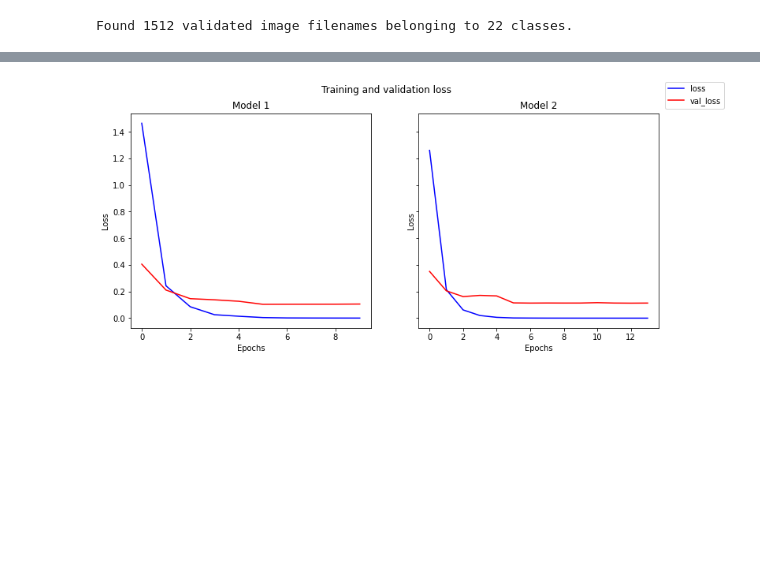
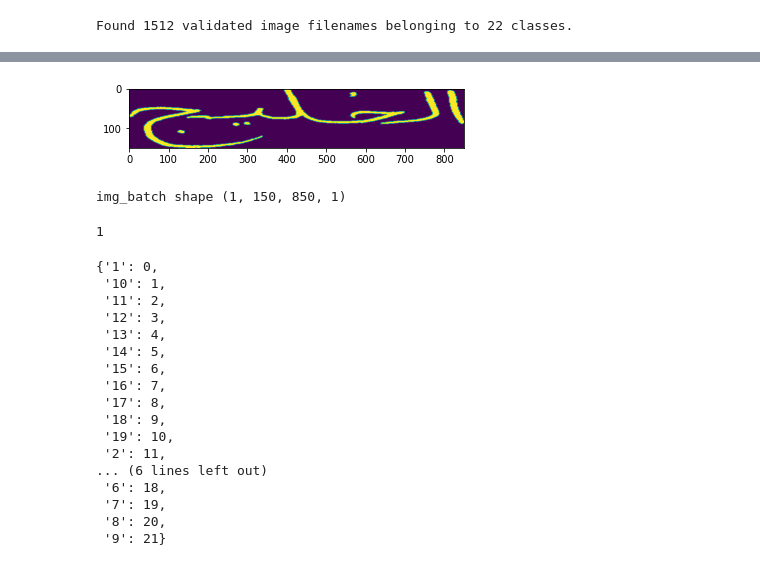
Before and after one commit to amFarrouk/OCR_prj, a Jupyter notebook: simpleCNN_RNN.ipynb, the cells around one changed output, grey strips where cells are left out. Cells and saved outputs as stored; diff of their text form; code cells hidden in the pictures; blank space fills up the shorter version.

```diff
--- a/simpleCNN_RNN.ipynb
+++ b/simpleCNN_RNN.ipynb
@@ -332,21 +228,52 @@ plt.show()
-# %%
-#----------------------------------------------------------------
-# Plot training and validation accuracy per epoch for both models
-#----------------------------------------------------------------
-fig, (axs1, axs2) = plt.subplots(1, 2,figsize=(12,5),sharey=True)
-fig.suptitle('Training and validation loss')
-
-axs1.set_title('Model 1')
-axs1.set(xlabel="Epochs",ylabel="Loss")
-axs1.plot(epochs, loss_hist,'b',label="loss")
-axs1.plot(epochs, val_loss_hist,'r',label="val_loss")
-
-axs2.set_title('Model 2')
-axs2.set(xlabel="Epochs",ylabel="Loss")
-axs2.plot(epochs2, loss2_hist,'b')
-axs2.plot(epochs2, val_loss2_hist,'r')
-
-fig.legend(loc="upper right")
-plt.show()
-# %% [output]
-[figure, removed]
+# %%
+#test place
+
+"""
+5920	de42_055.bmp	12
+1782	aq41_004.bmp	17
+5556	cq47_017.bmp	9
+2898	bi72_006.bmp	10
+1812	aq49_050.bmp	22
+"""
+
+#img_path = "chimakh.bmp"
+
+img_path="./bdh/bi72_006.bmp"
+img = cv2.imread(img_path,cv2.IMREAD_GRAYSCALE)
+img= cv2.resize(img,(850,150))
+#img=img/255.0
+
+plt.imshow(img)
+plt.show()
+
+img_array = tf.keras.preprocessing.image.img_to_array(img)
+img_batch = np.expand_dims(img_array, axis=0)
+
+print("img_batch shape",img_batch.shape)
+
+prediction = model.predict(img_batch)
+np.argmax(prediction,axis=1)[0]
+# %% [output]
+[figure, added]
+img_batch shape (1, 150, 850, 1)
+1
+# %%
+train_image_gen.class_indices
+# %% [output]
+{'1': 0,
+ '10': 1,
+ '11': 2,
+ '12': 3,
+ '13': 4,
+ '14': 5,
+ '15': 6,
+ '16': 7,
+ '17': 8,
+ '18': 9,
+ '19': 10,
+ '2': 11,
+... (6 lines left out)
+ '6': 18,
+ '7': 19,
+ '8': 20,
+ '9': 21}
```
Also changed, not shown: parts of 23 cells of this notebook.
